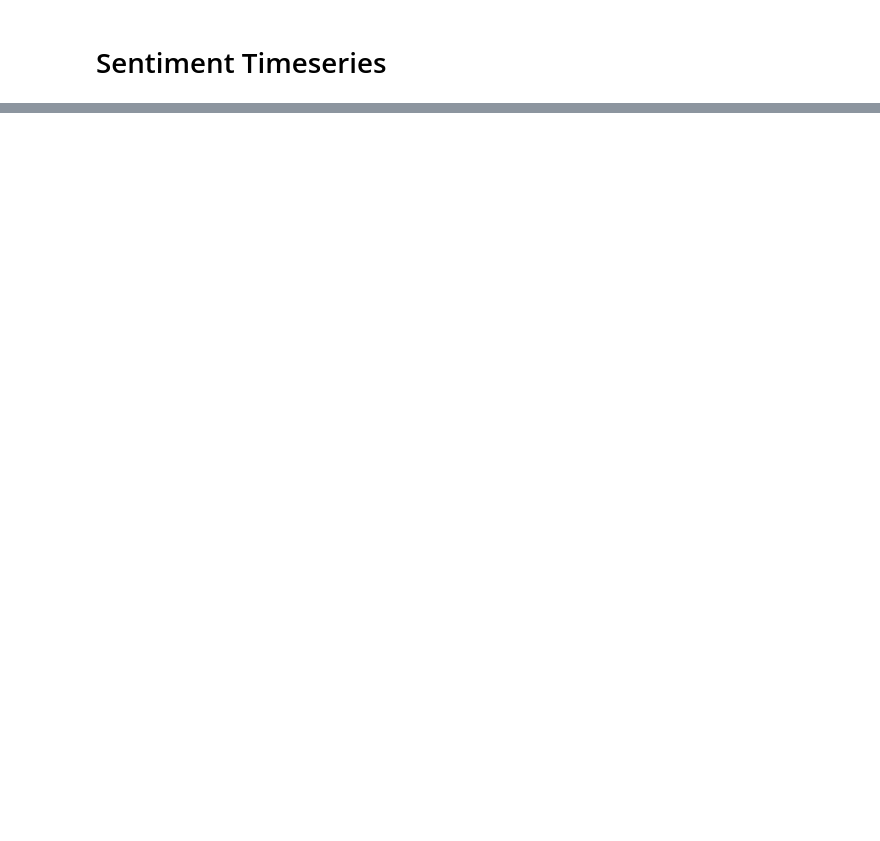
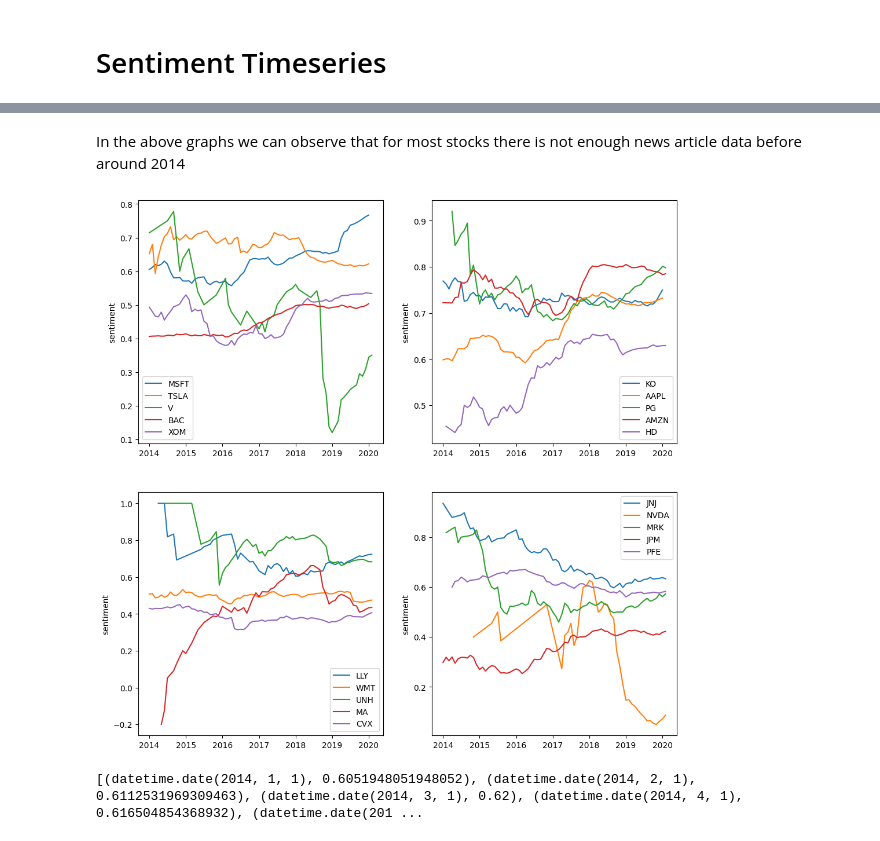
Before and after one commit to DerkNiessink/Project_SDA, a Jupyter notebook: src/Sentiment Timeseries.ipynb, the cells around one changed output, grey strips where cells are left out. Saved outputs shown, nothing was run; the diff lists cells and outputs as text; code cells hidden in the pictures; blank space fills up the shorter version.

Commit message:
Took the monthly average of the sentiment and did some data slicing

```diff
--- a/src/Sentiment Timeseries.ipynb
+++ b/src/Sentiment Timeseries.ipynb
@@ -25,0 +76,13 @@ sentiment_df
+# %%
+plt.figure(figsize= (12, 12))
+for i, five_tickers in enumerate(tickers):
+    i+=1
+    plt.subplot(2, 2, i)
+
+    for ticker in five_tickers:
+        dates, sentiment = monthly_average(ticker_dict[ticker])
+        plt.plot(dates, sentiment, label = ticker)
+    plt.ylabel("sentiment")
+    plt.legend()
+
+plt.show()
@@ -25,0 +91,37 @@ sentiment_df
+# %% [markdown]
+In the above graphs we can observe that for most stocks there is not enough news article data before around 2014
+# %%
+def cut_data(dates, sentiments, start_date):
+    """
+    Remove all the data before the start date. If the start date
+    is not in dates, find a next start_date that is in dates.
+    """
+    while start_date not in dates:
+        start_date += relativedelta(months=+1)
+    index = dates.index(start_date)
+    return dates[index:], sentiments[index:]
+# %%
+plt.figure(figsize= (12, 12))
+for i, five_tickers in enumerate(tickers):
+    i+=1
+    plt.subplot(2, 2, i)
+
+    for ticker in five_tickers:
+        dates, sentiment = monthly_average(ticker_dict[ticker])
+
+        # Remove all data from before 2014 and save in the ticker_dict
+        cut_dates, cut_sentiment = cut_data(dates, sentiment, dt(2014, 1, 1).date())
+        ticker_dict[ticker] = list(zip(cut_dates, cut_sentiment))
+
+        plt.plot(cut_dates, cut_sentiment, label = ticker)
+
+    plt.ylabel("sentiment")
+    plt.legend()
+
+plt.show()
+# %% [output]
+[figure, added]
+# %%
+print((ticker_dict["MSFT"]))
+# %% [output]
+[(datetime.date(2014, 1, 1), 0.6051948051948052), (datetime.date(2014, 2, 1), 0.6112531969309463), (datetime.date(2014, 3, 1), 0.62), (datetime.date(2014, 4, 1), 0.616504854368932), (datetime.date(201 ...
```
Also changed, not shown: parts of 11 cells of this notebook, 1 other file.
